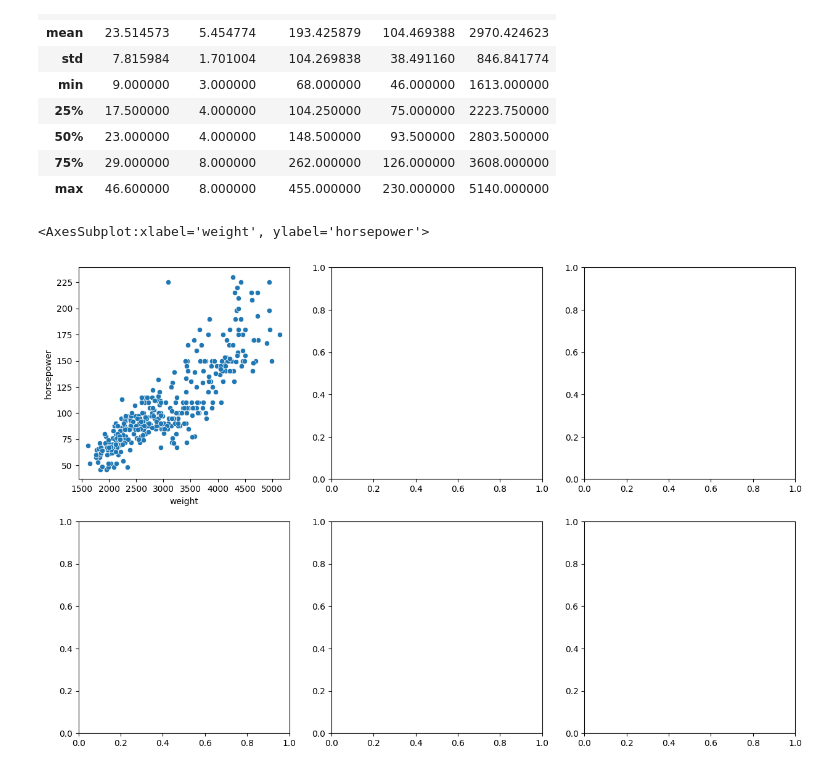
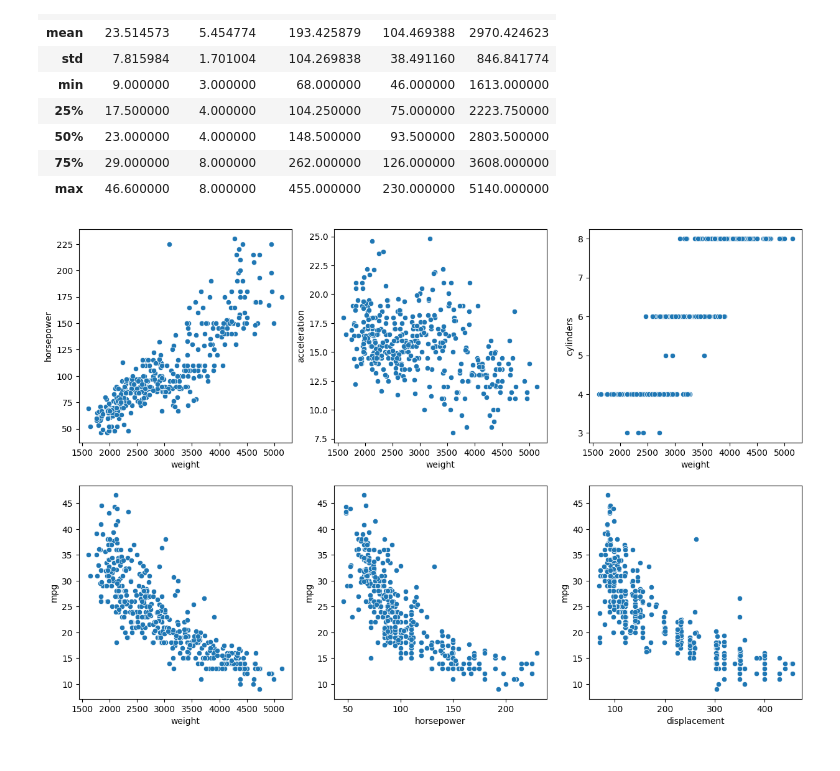
Before and after one commit to FabianAndersson17/Machinelearning-Fabian-Andersson, a Jupyter notebook: Exercises/Exercise_2_Scikit-learn.ipynb, the cells around one changed output. Cells and saved outputs as stored; diff of their text form; code cells hidden in the pictures.

```diff
--- a/Exercises/Exercise_2_Scikit-learn.ipynb
+++ b/Exercises/Exercise_2_Scikit-learn.ipynb
@@ -55,8 +55,10 @@ mpg_dataset.drop(["model_year", "origin", "name", "acceleration"], axis="columns
 | max | 46.600000 | 8.000000 | 455.000000 | 230.000000 | 5140.000000 |
 # %%
 fig, ax = plt.subplots(2, 3, figsize = (15,10), dpi=(100))
-for _ in range(6): ## Add enumerate. Automate more. Plot rest of data
-    sns.scatterplot(data=mpg_dataset, x="weight", y = "horsepower", ax=ax[0, 0])
+for i, feature in enumerate(["horsepower", "acceleration", "cylinders"]): ## Add enumerate. Automate more. Plot rest of data
+    sns.scatterplot(data=mpg_dataset, x="weight", y = feature, ax=ax[0, i])
+
+for i, feature in enumerate(["weight", "horsepower", "displacement"]):
+    sns.scatterplot(data=mpg_dataset, x=feature, y="mpg", ax=ax[1, i])
 # %% [output]
-<AxesSubplot:xlabel='weight', ylabel='horsepower'>
-[figure, old version]
+[figure, new version]
```
